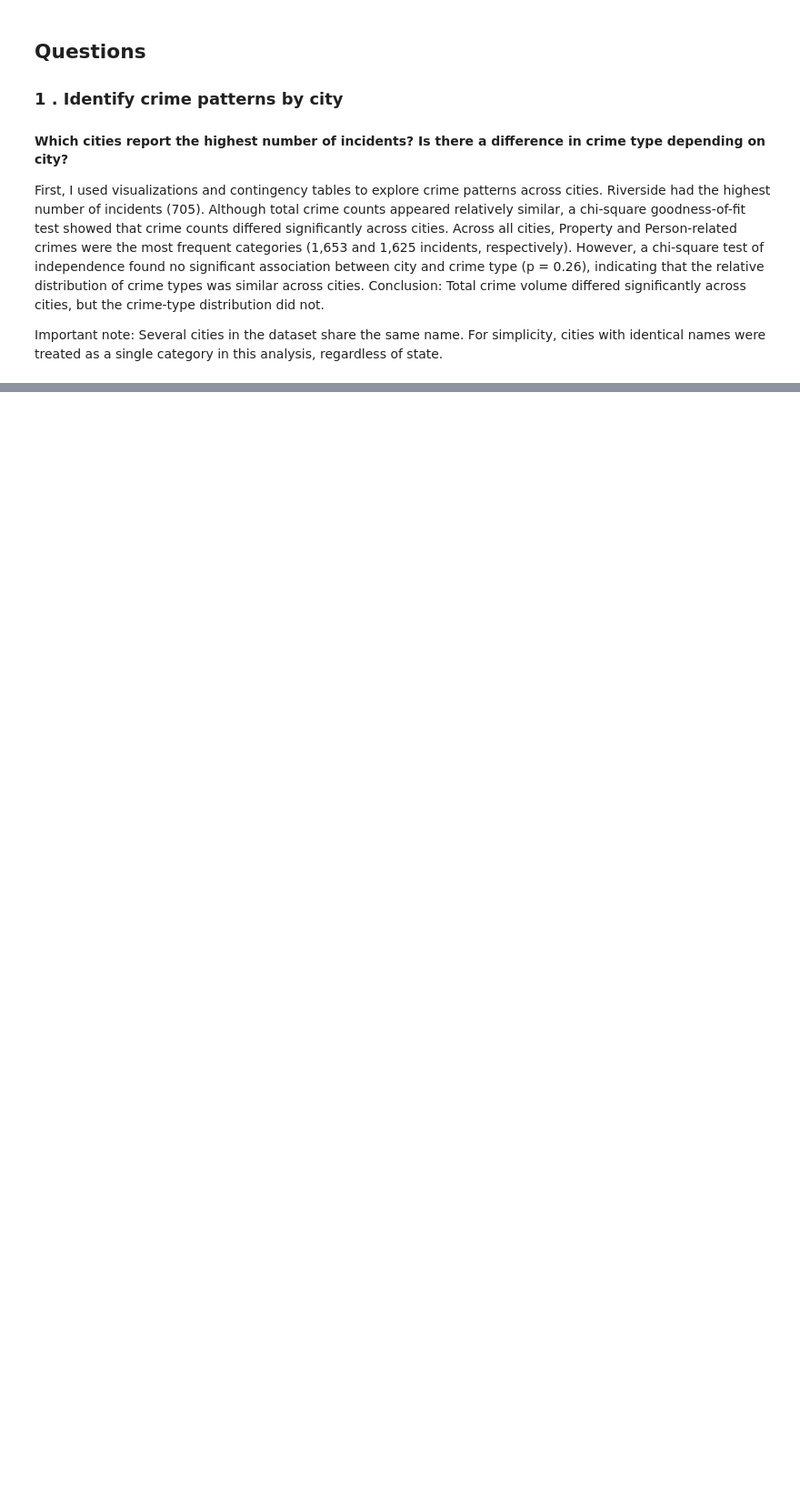
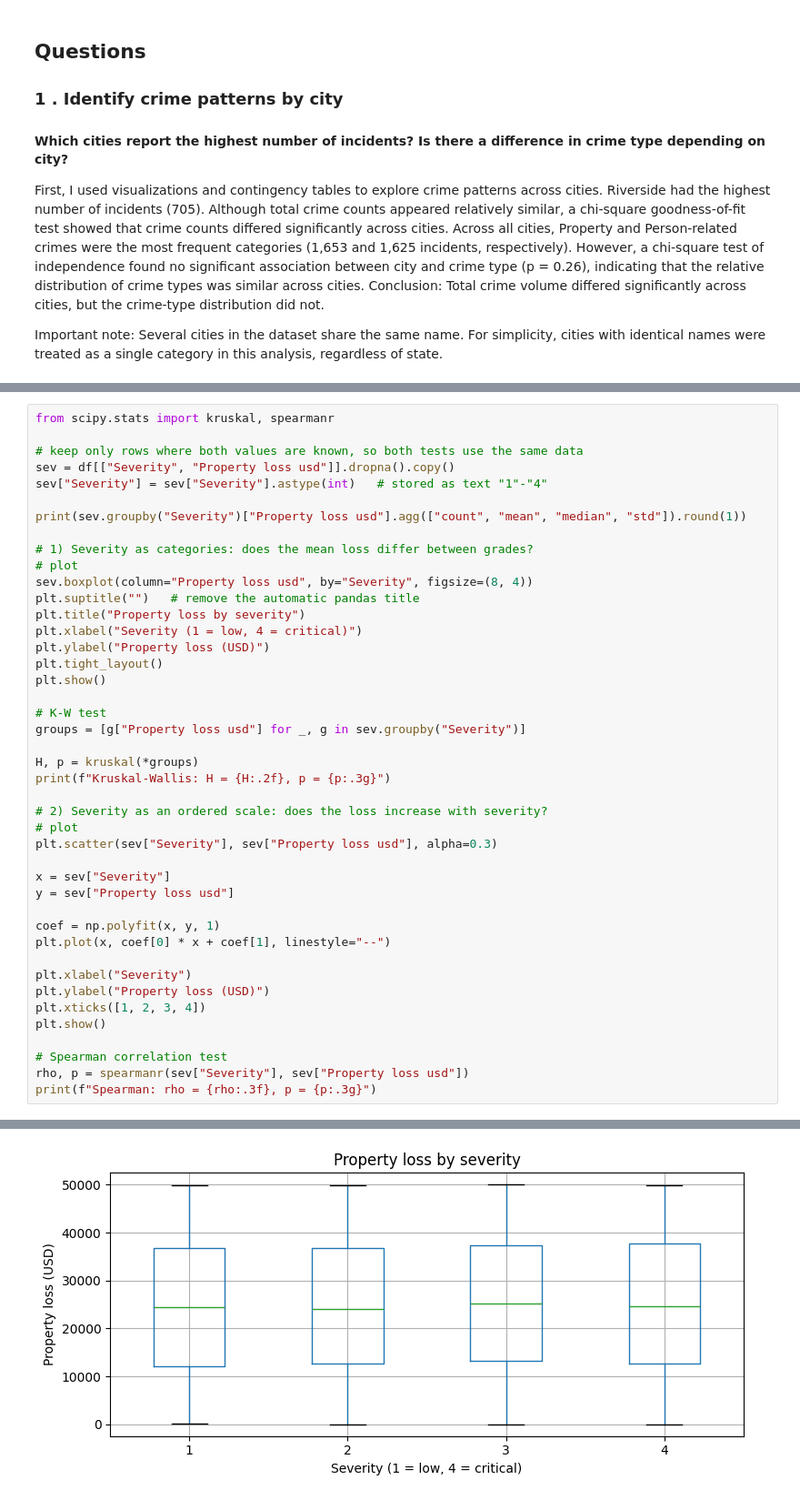
Before and after one commit to Lauripi/Coding_Skills, a Jupyter notebook: 4. Crimes_cleaning_data_IN-PREPARATION.ipynb, the cells around one changed output, grey strips where cells are left out. Shown at 91% size. Saved outputs shown, nothing was run; the diff lists cells and outputs as text; blank space fills up the shorter version.

Commit message:
Added data analysis

```diff
--- a/4. Crimes_cleaning_data_IN-PREPARATION.ipynb
+++ b/4. Crimes_cleaning_data_IN-PREPARATION.ipynb
@@ -878,0 +913,44 @@ Is there a relationship between crime severity and property loss?
+# %%
+from scipy.stats import kruskal, spearmanr
+
+# keep only rows where both values are known, so both tests use the same data
+sev = df[["Severity", "Property loss usd"]].dropna().copy()
+sev["Severity"] = sev["Severity"].astype(int)   # stored as text "1"-"4"
+
+print(sev.groupby("Severity")["Property loss usd"].agg(["count", "mean", "median", "std"]).round(1))
+
+# 1) Severity as categories: does the mean loss differ between grades?
+# plot
+sev.boxplot(column="Property loss usd", by="Severity", figsize=(8, 4))
+plt.suptitle("")   # remove the automatic pandas title
+plt.title("Property loss by severity")
+plt.xlabel("Severity (1 = low, 4 = critical)")
+plt.ylabel("Property loss (USD)")
+plt.tight_layout()
+plt.show()
+
+# K-W test
+groups = [g["Property loss usd"] for _, g in sev.groupby("Severity")]
+
+H, p = kruskal(*groups)
+print(f"Kruskal-Wallis: H = {H:.2f}, p = {p:.3g}")
+
+# 2) Severity as an ordered scale: does the loss increase with severity?
+# plot
+plt.scatter(sev["Severity"], sev["Property loss usd"], alpha=0.3)
+
+x = sev["Severity"]
+y = sev["Property loss usd"]
+
+coef = np.polyfit(x, y, 1)
+plt.plot(x, coef[0] * x + coef[1], linestyle="--")
+
+plt.xlabel("Severity")
+plt.ylabel("Property loss (USD)")
+plt.xticks([1, 2, 3, 4])
+plt.show()
+
+# Spearman correlation test
+rho, p = spearmanr(sev["Severity"], sev["Property loss usd"])
+print(f"Spearman: rho = {rho:.3f}, p = {p:.3g}")
+# %% [output]
@@ -878,0 +963 @@ Is there a relationship between crime severity and property loss?
+[figure, added]
```
Also changed, not shown: parts of 13 cells of this notebook.
